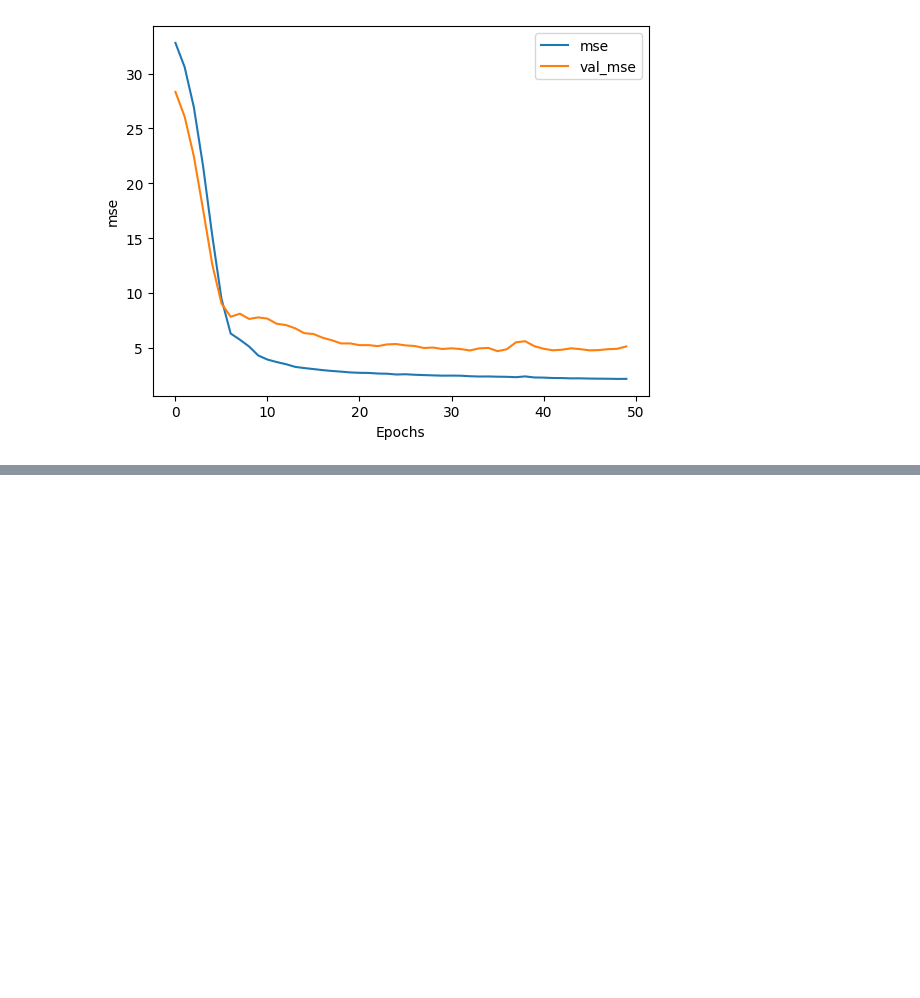
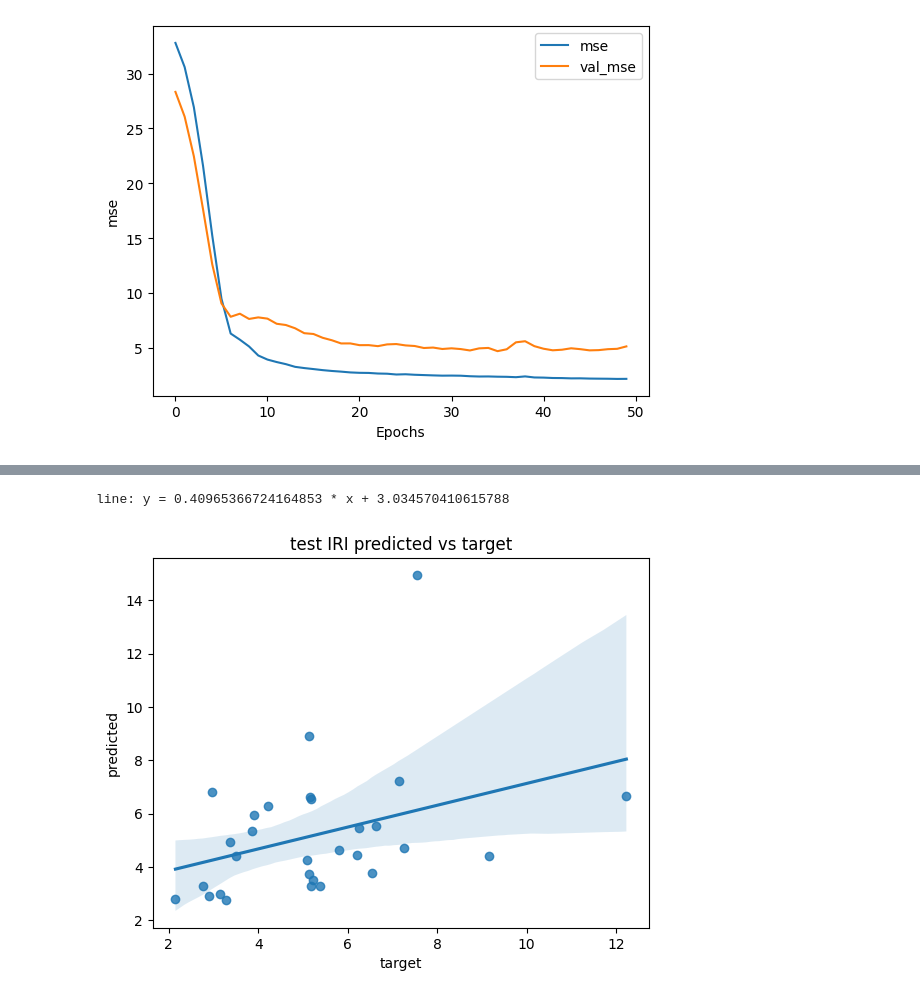
Before and after one commit to nishanKhanal/pci-prediction, a Jupyter notebook: iri/18/18_iri_ann.ipynb, the cells around one changed output, grey strips where cells are left out. Saved outputs shown, nothing was run; the diff lists cells and outputs as text; code cells hidden in the pictures; blank space fills up the shorter version.

```diff
--- a/iri/18/18_iri_ann.ipynb
+++ b/iri/18/18_iri_ann.ipynb
@@ -194,0 +191,4 @@ tf.__version__
+# %%
+x_test_prediction = model.predict(x_test_scaled)
+x_train_prediction = model.predict(x_train_scaled)
+model.evaluate(x_test_scaled,y_test)
@@ -218,0 +216,13 @@ import numpy as np
+# %%
+import seaborn as sns
+ax = sns.regplot(x=y_test ,y= x_test_prediction,)
+ax.set(title = 'test IRI predicted vs target', xlabel='target', ylabel='predicted')
+#calculate slope and intercept of regression equation
+import scipy
+slope, intercept, r, p, sterr = scipy.stats.linregress(x=ax.get_lines()[0].get_xdata(),
+                                                       y=ax.get_lines()[0].get_ydata())
+
+print(f"line: y = {slope} * x + {intercept}")
+# %% [output]
+line: y = 0.40965366724164853 * x + 3.034570410615788
+[figure, added]
```
Also changed, not shown: parts of 7 cells of this notebook, 3 other files.
